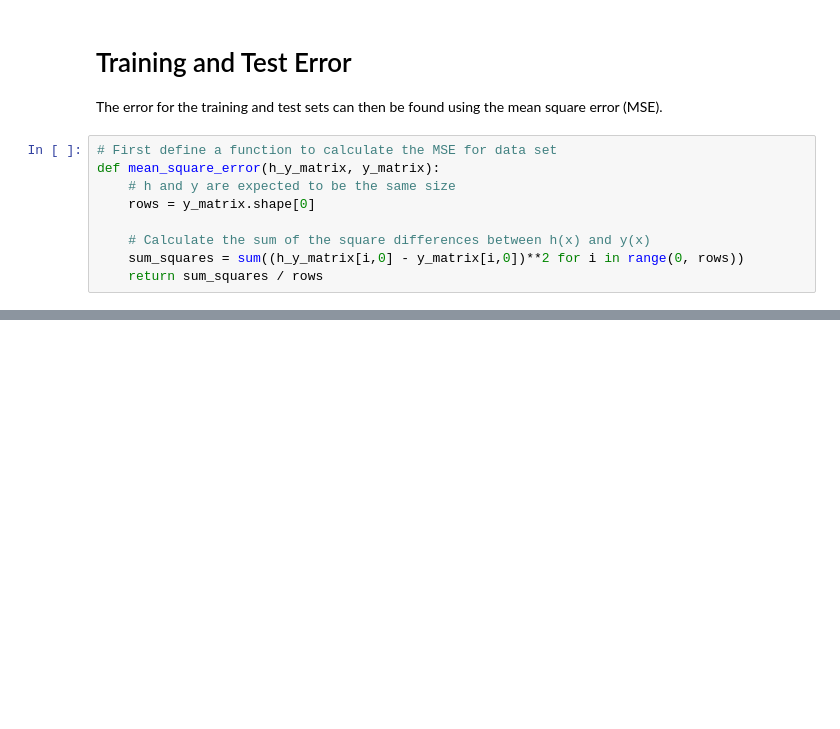
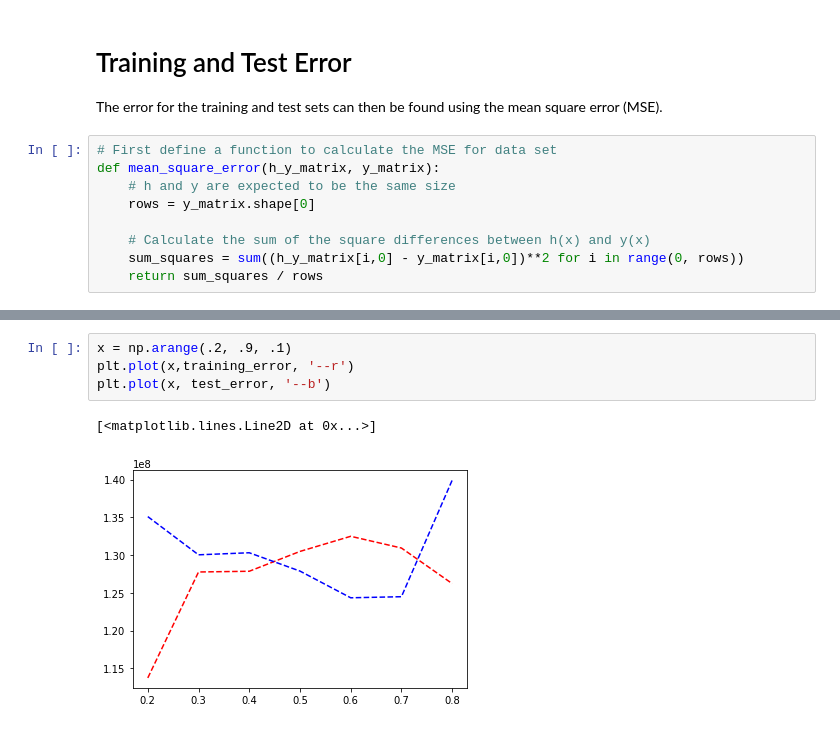
Before and after one commit to willisterh/cs6037-ml, a Jupyter notebook: as1/as1_q3.ipynb, the cells around one changed output, grey strips where cells are left out. Drawn from its saved outputs; the diff is of its cells as text; blank space fills up the shorter version.

```diff
--- a/as1/as1_q3.ipynb
+++ b/as1/as1_q3.ipynb
@@ -284,0 +364,7 @@ mean_square_error(hypothesis_y, test_y)
+# %%
+x = np.arange(.2, .9, .1)
+plt.plot(x,training_error, '--r')
+plt.plot(x, test_error, '--b')
+# %% [output]
+[<matplotlib.lines.Line2D at 0x...>]
+[figure, added]
```
Also changed, not shown: parts of 16 cells of this notebook.
